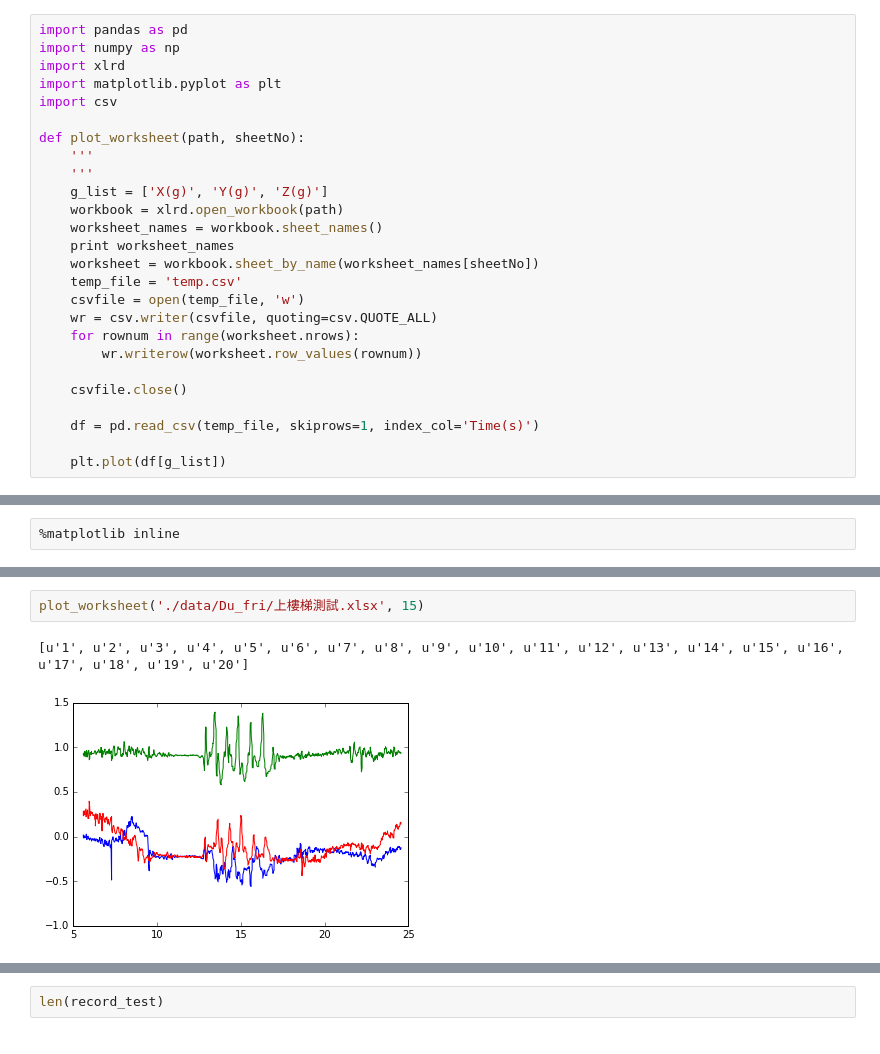
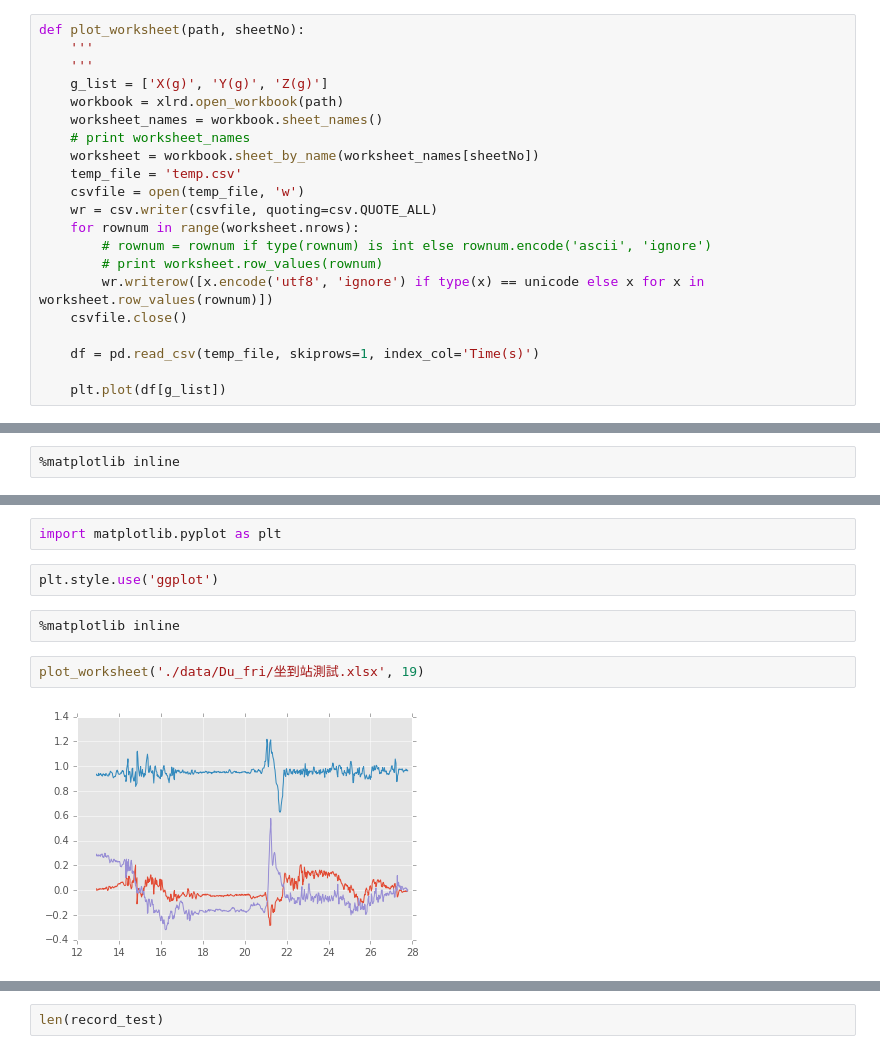
Before and after one commit to kuanliang/Fall-Detection, a Jupyter notebook: read from excel-herbertTest.ipynb, the cells around one changed output, grey strips where cells are left out. Cells and saved outputs as stored; diff of their text form.

```diff
--- a/read from excel-herbertTest.ipynb
+++ b/read from excel-herbertTest.ipynb
@@ -29,24 +117,19 @@ worksheet = workbook.sheet_by_name(sheet_names[1])
 # %%
-import pandas as pd
-import numpy as np
-import xlrd
-import matplotlib.pyplot as plt
-import csv
-
 def plot_worksheet(path, sheetNo):
     '''
     '''
     g_list = ['X(g)', 'Y(g)', 'Z(g)']
     workbook = xlrd.open_workbook(path)
     worksheet_names = workbook.sheet_names()
-    print worksheet_names
+    # print worksheet_names
     worksheet = workbook.sheet_by_name(worksheet_names[sheetNo])
     temp_file = 'temp.csv'
     csvfile = open(temp_file, 'w')
     wr = csv.writer(csvfile, quoting=csv.QUOTE_ALL)
     for rownum in range(worksheet.nrows):
-        wr.writerow(worksheet.row_values(rownum))
-
+        # rownum = rownum if type(rownum) is int else rownum.encode('ascii', 'ignore')
+        # print worksheet.row_values(rownum)
+        wr.writerow([x.encode('utf8', 'ignore') if type(x) == unicode else x for x in worksheet.row_values(rownum)])
     csvfile.close()
 
     df = pd.read_csv(temp_file, skiprows=1, index_col='Time(s)')
@@ -57,5 +197,10 @@ def plot_worksheet(path, sheetNo):
+# %%
+import matplotlib.pyplot as plt
+# %%
+plt.style.use('ggplot')
+# %%
+%matplotlib inline
 # %%
-plot_worksheet('./data/Du_fri/上樓梯測試.xlsx', 15)
+plot_worksheet('./data/Du_fri/坐到站測試.xlsx', 19)
 # %% [output]
-[u'1', u'2', u'3', u'4', u'5', u'6', u'7', u'8', u'9', u'10', u'11', u'12', u'13', u'14', u'15', u'16', u'17', u'18', u'19', u'20']
-[figure, old version]
+[figure, new version]
```
Also changed, not shown: parts of 82 cells of this notebook, 11 other files.
